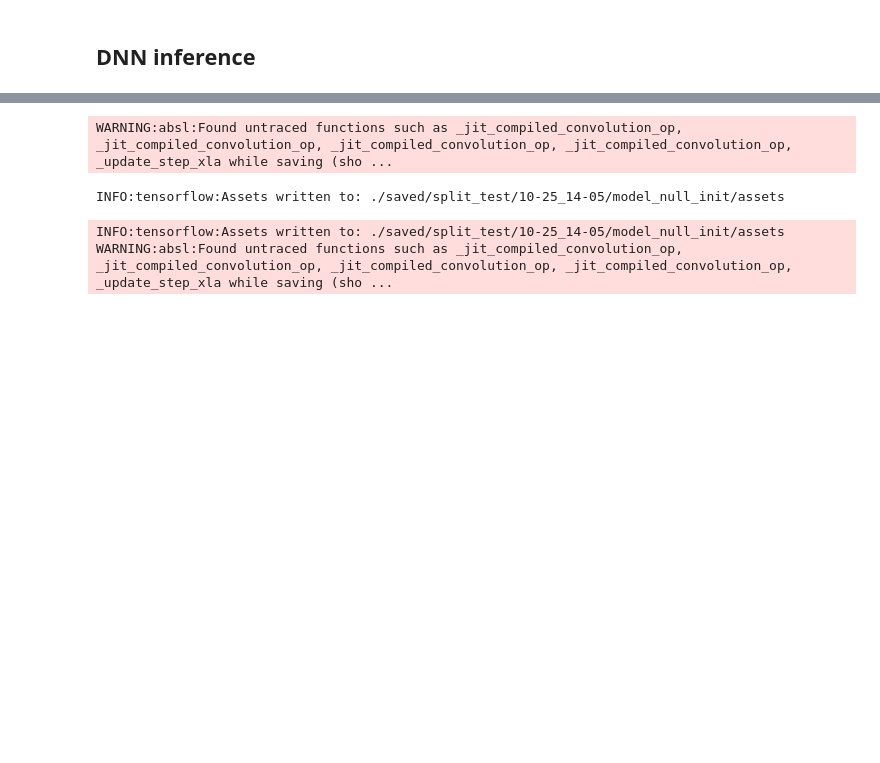
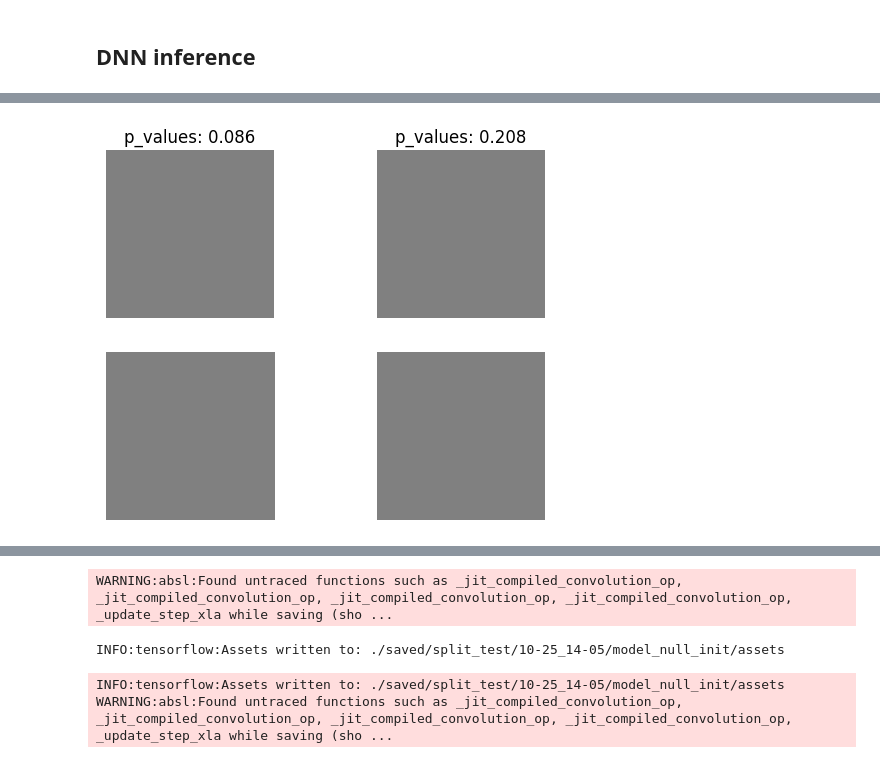
Before and after one commit to HanyuPei22/DNN-inference-on-Tumor-data, a Jupyter notebook: Tumor_CNN.ipynb, the cells around one changed output, grey strips where cells are left out. Saved outputs shown, nothing was run; the diff lists cells and outputs as text; code cells hidden in the pictures; blank space fills up the shorter version.

```diff
--- a/Tumor_CNN.ipynb
+++ b/Tumor_CNN.ipynb
@@ -263,0 +347,24 @@ P-value: [0.2584461089878382, 0.9277060923274938]
+# %%
+num_class = y_cat.shape[1]
+demo_ind = np.array([np.where(y_cat[:,k]==1)[0][0] for k in range(num_class)])
+X_demo = X[demo_ind]
+
+cols, rows = len(cue_1.inf_feats), num_class
+fig = plt.figure(constrained_layout=False)
+spec = fig.add_gridspec(ncols=cols, nrows=rows)
+for row in range(rows):
+    for col in range(cols):
+        X_mask_tmp = np.nan*np.ones(X_demo.shape)
+        X_mask_tmp = cue_1.mask_cov(X_mask_tmp, k=col)[0]
+        #X_mask_tmp[X_mask_tmp == 0] = np.nan
+        ax = fig.add_subplot(spec[row, col])
+        #im1 = ax.imshow(X_demo[row], vmin=0, vmax=1)
+        ax.axis('off')
+        im2 = ax.imshow(X_mask_tmp, vmin=0, vmax=1, cmap = cm.Greys, alpha = 0.5)
+        ax.axis('off')
+        if row == 0:
+            ax.set_title('p_values: %.3f' %cue_1.p_values[col])
+#plt.subplots_adjust(top = 0.95, bottom=0.05, hspace=0.03, wspace=0.03, right=0.95)
+#plt.show()
+# %% [output]
+[figure, added]
```
Also changed, not shown: parts of 13 cells of this notebook.
